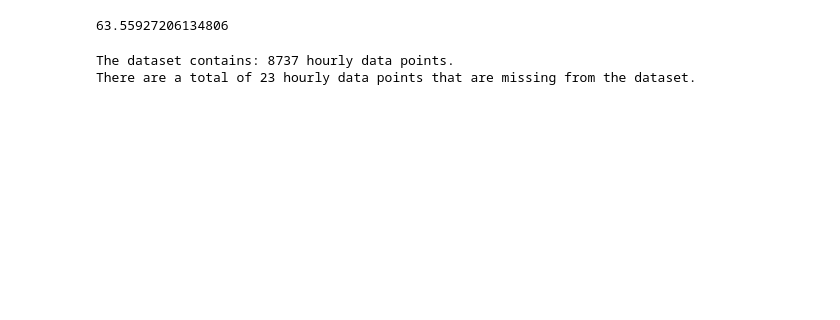
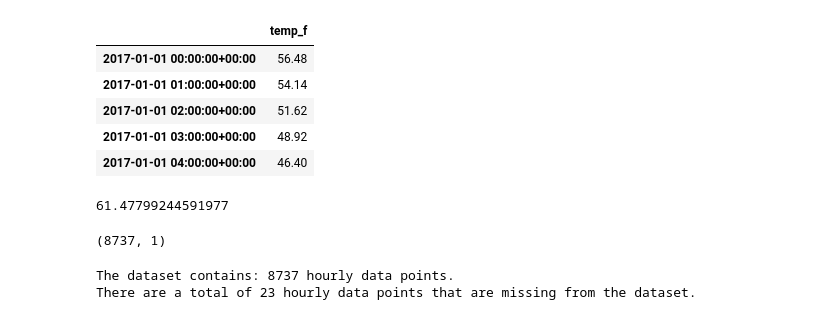
Before and after one commit to grantaguinaldo/openeeweather, a Jupyter notebook: 2018-09-07 eeweather sandbox.ipynb, the cells around one changed output. Saved outputs shown, nothing was run; the diff lists cells and outputs as text; code cells hidden in the pictures; blank space fills up the shorter version.

```diff
--- a/2018-09-07 eeweather sandbox.ipynb
+++ b/2018-09-07 eeweather sandbox.ipynb
@@ -314,6 +313,19 @@ glendale_hr_temp_f.sample(frac=0.001)
+# %%
+hr_temp_f.head()
+# %% [output]
+|  | temp_f |
+| 2017-01-01 00:00:00+00:00 | 56.48 |
+| 2017-01-01 01:00:00+00:00 | 54.14 |
+| 2017-01-01 02:00:00+00:00 | 51.62 |
+| 2017-01-01 03:00:00+00:00 | 48.92 |
+| 2017-01-01 04:00:00+00:00 | 46.40 |
 # %%
-glendale_hr_temp_f['temp_f'].mean()
+hr_temp_f['temp_f'].mean()
 # %% [output]
-63.55927206134806
+61.47799244591977
+# %%
+hr_temp_f.shape
+# %% [output]
+(8737, 1)
 # %%
 #Determine number of points in the data set. 2017 was not a leap year and so there are a total of 8,760 hours in the year.
```
Also changed, not shown: parts of 9 cells of this notebook, 3 other files.
